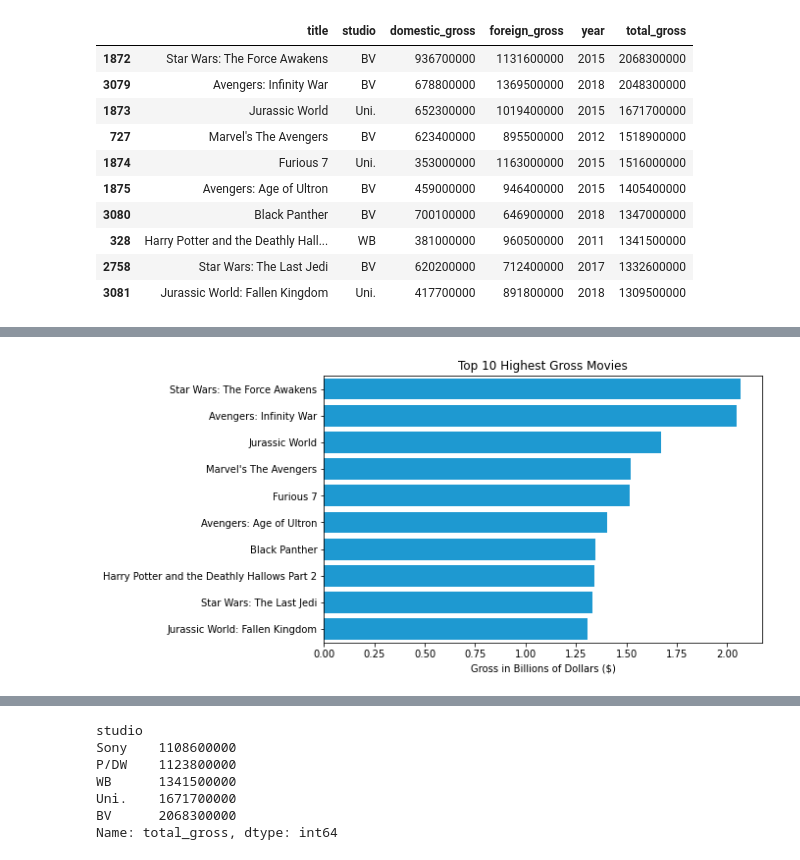
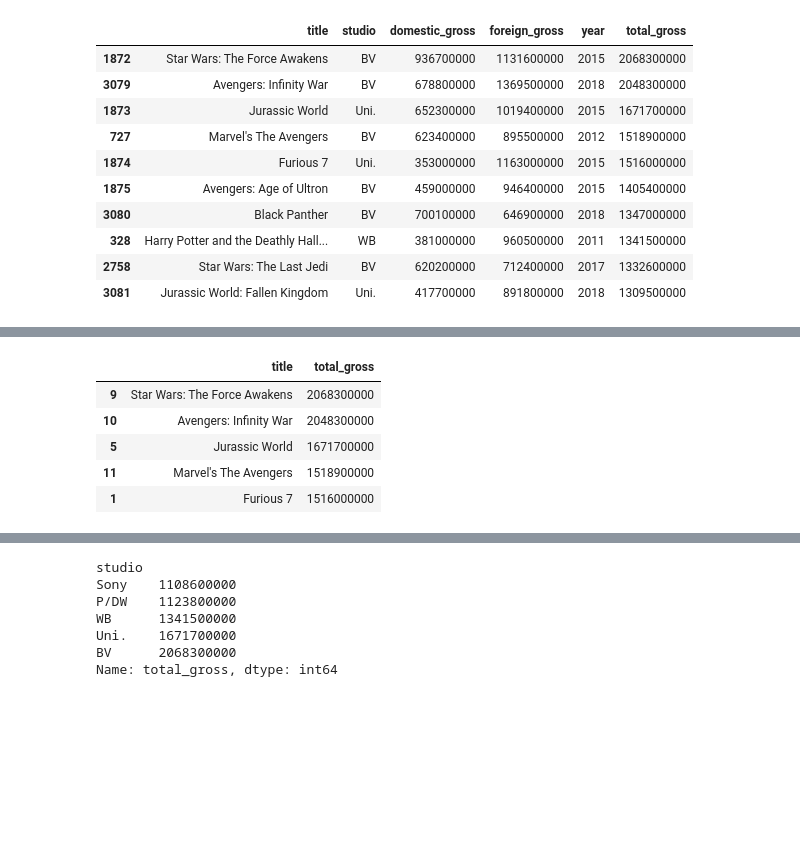
Before and after one commit to epradojr/Microsoft-Movie-Studio-Business-Proposition, a Jupyter notebook: dsc-phase1-project-marcelo.ipynb, the cells around one changed output, grey strips where cells are left out. Saved outputs shown, nothing was run; the diff lists cells and outputs as text; code cells hidden in the pictures; blank space fills up the shorter version.

```diff
--- a/dsc-phase1-project-marcelo.ipynb
+++ b/dsc-phase1-project-marcelo.ipynb
@@ -235,10 +239,0 @@ ax.set_xlabel('Gross in Billions of Dollars ($)');
-# %%
-fig, ax = plt.subplots(figsize=(8,5))
-# x_top10_gross.reverse()
-# height_top10_gross.reverse()
-# clrs = ['grey' if gross_df[gross_df['studio'].str.contains('BV')] else 'red' for x in x_top10_gross]
-
-barplot = sns.barplot(x=height_top10_gross, y=x_top10_gross, data=gross_df, color='#00A4EF')
-barplot.set(title='Top 10 Highest Gross Movies', xlabel='Gross in Billions of Dollars ($)');
-# %% [output]
-[figure, removed]
@@ -252,0 +247,9 @@ barplot.set(title='Top 10 Highest Gross Movies', xlabel='Gross in Billions of Do
+# %%
+franch_df.sort_values(by=['total_gross'], ascending=False).head()
+# %% [output]
+|  | title | total_gross |
+| 9 | Star Wars: The Force Awakens | 2068300000 |
+| 10 | Avengers: Infinity War | 2048300000 |
+| 5 | Jurassic World | 1671700000 |
+| 11 | Marvel's The Avengers | 1518900000 |
+| 1 | Furious 7 | 1516000000 |
```
Also changed, not shown: parts of 36 cells of this notebook.
